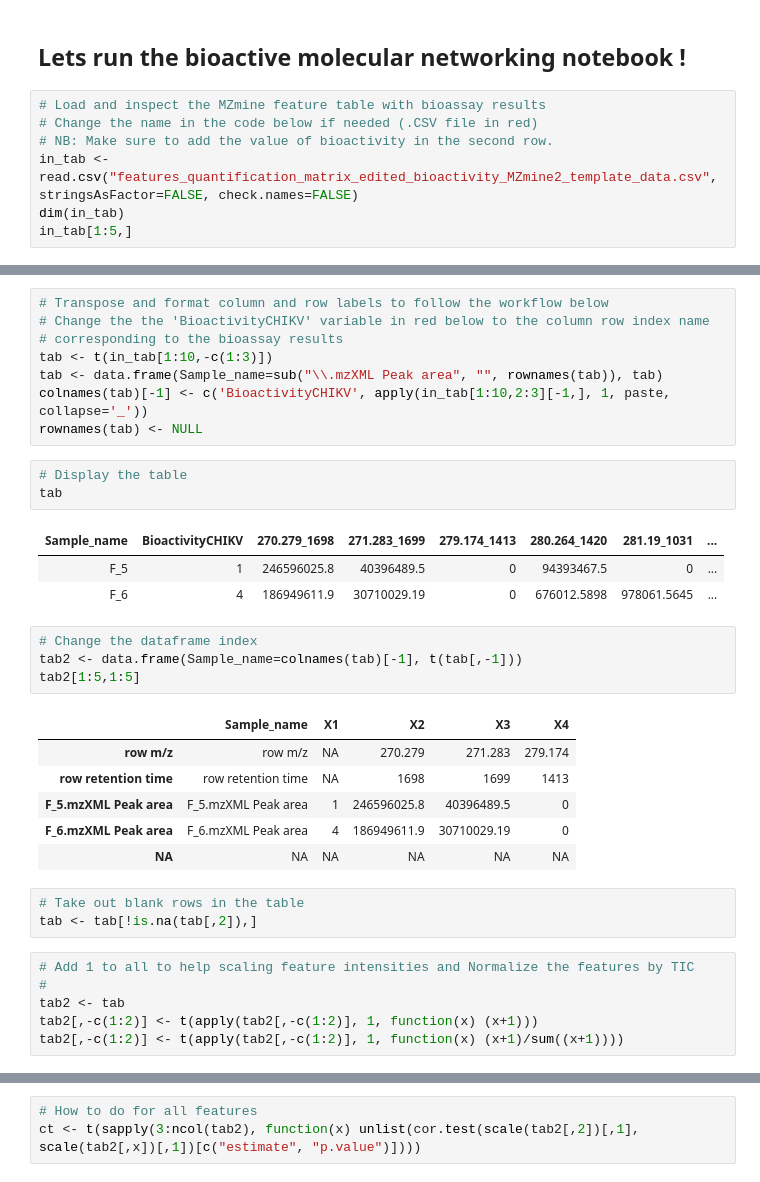
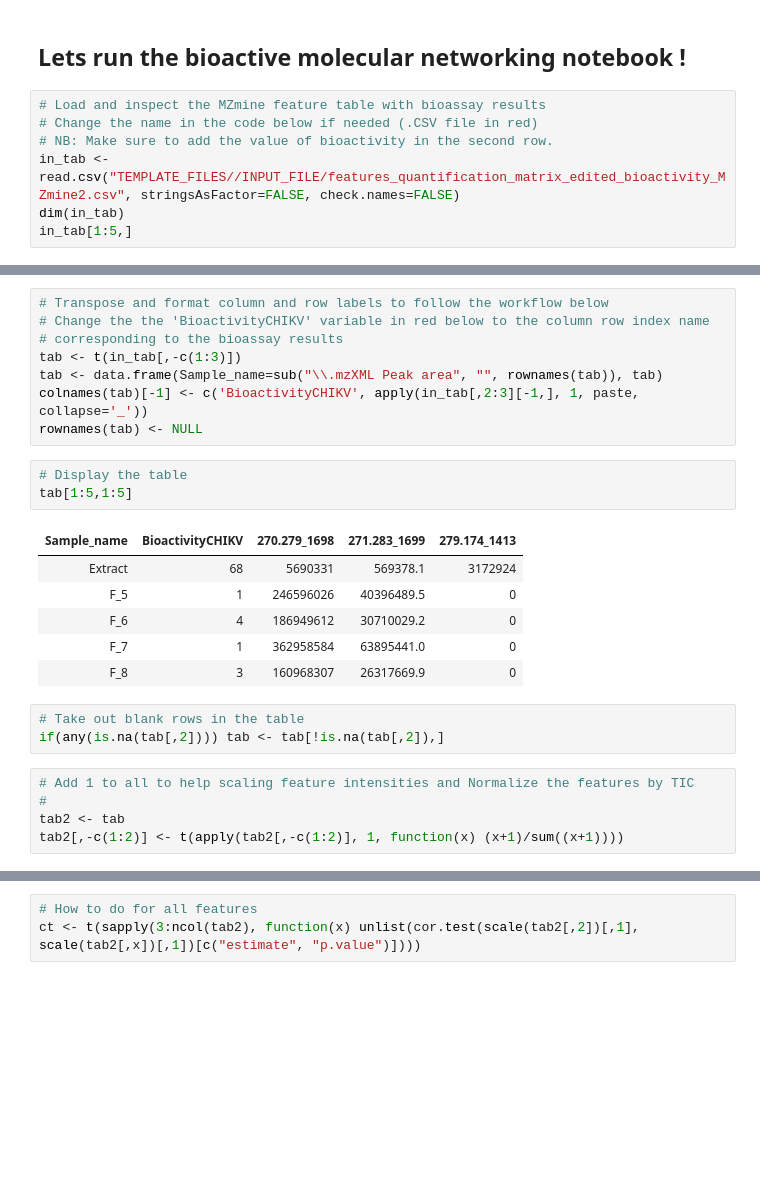
Before and after one commit to DorresteinLaboratory/Bioactive_Molecular_Networks, a Jupyter notebook: Bioactive_Molecular_Networks_v1.1_MZmine2.ipynb, the cells around one changed output, grey strips where cells are left out. Drawn from its saved outputs; the diff is of its cells as text; blank space fills up the shorter version.

Commit message:
fixing mzmine version

```diff
--- a/Bioactive_Molecular_Networks_v1.1_MZmine2.ipynb
+++ b/Bioactive_Molecular_Networks_v1.1_MZmine2.ipynb
@@ -31,7 +31,7 @@ Bioactive molecular networking: Nothias, L.-F.; Nothias-Esposito, M.; da Silva,
 # Load and inspect the MZmine feature table with bioassay results
 # Change the name in the code below if needed (.CSV file in red)
 # NB: Make sure to add the value of bioactivity in the second row.
-in_tab <- read.csv("features_quantification_matrix_edited_bioactivity_MZmine2_template_data.csv", stringsAsFactor=FALSE, check.names=FALSE)
+in_tab <- read.csv("TEMPLATE_FILES//INPUT_FILE/features_quantification_matrix_edited_bioactivity_MZmine2.csv", stringsAsFactor=FALSE, check.names=FALSE)
 dim(in_tab)
 in_tab[1:5,]
 # %% [output]
@@ -46,36 +46,27 @@ in_tab[1:5,]
 # Transpose and format column and row labels to follow the workflow below
 # Change the the 'BioactivityCHIKV' variable in red below to the column row index name
 # corresponding to the bioassay results
-tab <- t(in_tab[1:10,-c(1:3)])
+tab <- t(in_tab[,-c(1:3)])
 tab <- data.frame(Sample_name=sub("\\.mzXML Peak area", "", rownames(tab)), tab)
-colnames(tab)[-1] <- c('BioactivityCHIKV', apply(in_tab[1:10,2:3][-1,], 1, paste, collapse='_'))
+colnames(tab)[-1] <- c('BioactivityCHIKV', apply(in_tab[,2:3][-1,], 1, paste, collapse='_'))
 rownames(tab) <- NULL
 # %%
 # Display the table
-tab
+tab[1:5,1:5]
 # %% [output]
-| Sample_name | BioactivityCHIKV | 270.279_1698 | 271.283_1699 | 279.174_1413 | 280.264_1420 | 281.19_1031 | ... |
-| F_5 | 1 | 246596025.8 | 40396489.5 | 0 | 94393467.5 | 0 | ... |
-| F_6 | 4 | 186949611.9 | 30710029.19 | 0 | 676012.5898 | 978061.5645 | ... |
+| Sample_name | BioactivityCHIKV | 270.279_1698 | 271.283_1699 | 279.174_1413 |
+| Extract | 68 | 5690331 | 569378.1 | 3172924 |
+| F_5 | 1 | 246596026 | 40396489.5 | 0 |
+| F_6 | 4 | 186949612 | 30710029.2 | 0 |
+| F_7 | 1 | 362958584 | 63895441.0 | 0 |
+| F_8 | 3 | 160968307 | 26317669.9 | 0 |
-# %%
-# Change the dataframe index
-tab2 <- data.frame(Sample_name=colnames(tab)[-1], t(tab[,-1]))
-tab2[1:5,1:5]
-# %% [output]
-|  | Sample_name | X1 | X2 | X3 | X4 |
-| row m/z | row m/z | NA | 270.279 | 271.283 | 279.174 |
-| row retention time | row retention time | NA | 1698 | 1699 | 1413 |
-| F_5.mzXML Peak area | F_5.mzXML Peak area | 1 | 246596025.8 | 40396489.5 | 0 |
-| F_6.mzXML Peak area | F_6.mzXML Peak area | 4 | 186949611.9 | 30710029.19 | 0 |
-| NA | NA | NA | NA | NA | NA |
 # %%
 # Take out blank rows in the table
-tab <- tab[!is.na(tab[,2]),]
+if(any(is.na(tab[,2]))) tab <- tab[!is.na(tab[,2]),]
 # %%
 # Add 1 to all to help scaling feature intensities and Normalize the features by TIC
 #
 tab2 <- tab
-tab2[,-c(1:2)] <- t(apply(tab2[,-c(1:2)], 1, function(x) (x+1)))
 tab2[,-c(1:2)] <- t(apply(tab2[,-c(1:2)], 1, function(x) (x+1)/sum((x+1))))
 # %%
 # Calculate the correlation coefficient between a single feature and the bioactivity.
```
Also changed, not shown: parts of 9 cells of this notebook, 1 other file.
